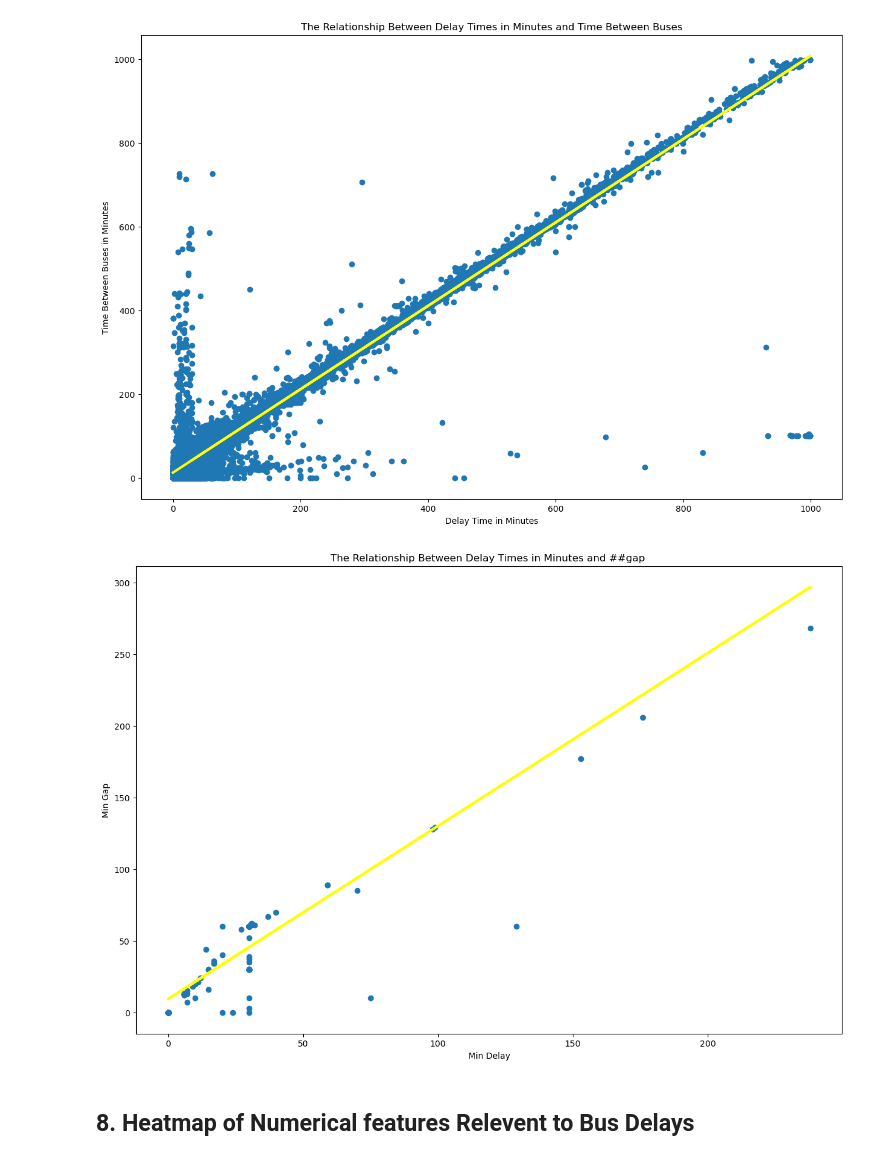
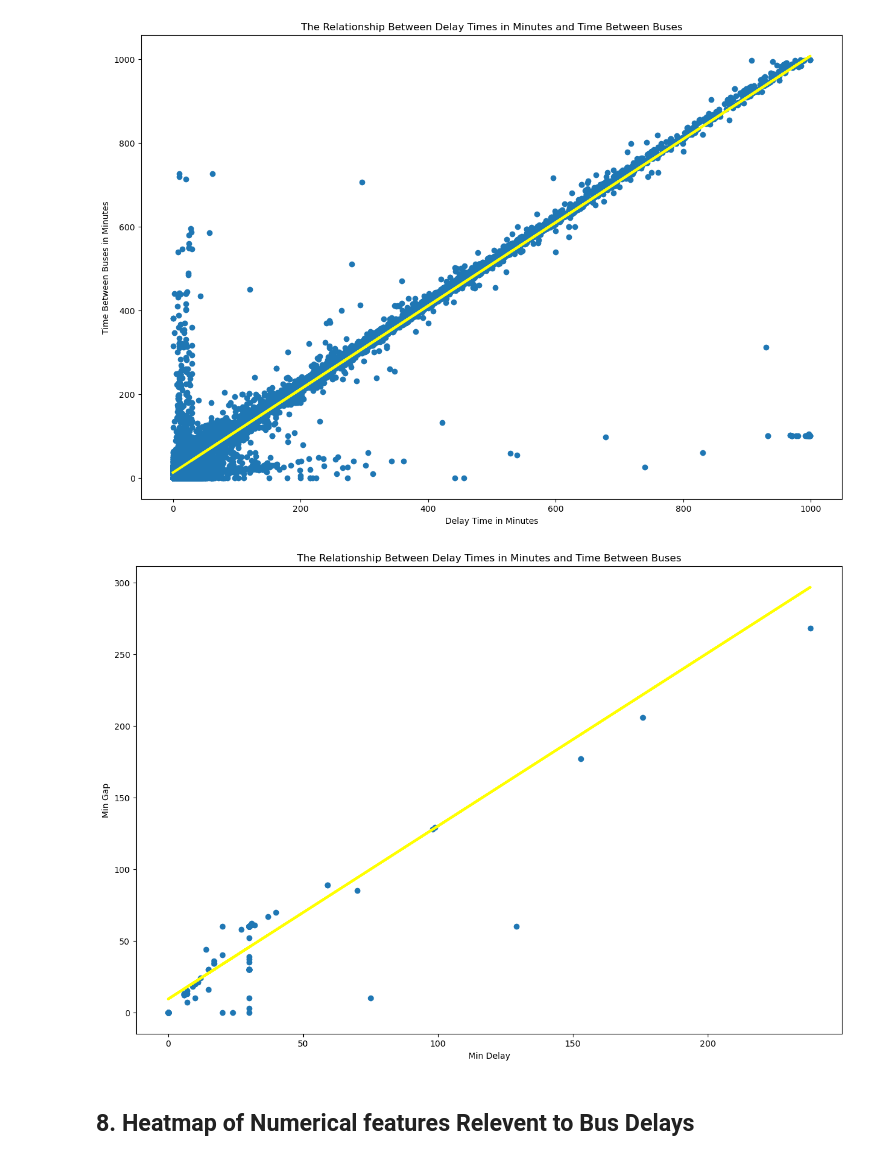
Before and after one commit to RNA6/DS-Project, a Jupyter notebook: Visuallization_with_outliers.ipynb, the cells around one changed output. Saved outputs shown, nothing was run; the diff lists cells and outputs as text; code cells hidden in the pictures.

```diff
--- a/Visuallization_with_outliers.ipynb
+++ b/Visuallization_with_outliers.ipynb
@@ -213,22 +214,22 @@ plt.show()
 # %%
 #Extra graph to prove that it did not come by chance but it is proved for each single route
 plt.figure(figsize= (15, 10))
 
 one_route = delay_dataset.loc[delay_dataset['Route'] == '353']
 
 plt.scatter(one_route['Min Delay'], one_route['Min Gap']);
-plt.title("The Relationship Between Delay Times in Minutes and ##gap ")
+plt.title("The Relationship Between Delay Times in Minutes and Time Between Buses")
 
 plt.xlabel('Min Delay')
 plt.ylabel('Min Gap');
 
 coefficients = np.polyfit(one_route['Min Delay'], one_route['Min Gap'], 1)
 
 trend_line = np.poly1d(coefficients)
 plt.plot(one_route['Min Delay'], trend_line(one_route['Min Delay']), color='yellow', linewidth=3);
 plt.show()
 # %% [output]
-[figure, old version]
+[figure, new version]
 # %% [markdown]
 ## **8. Heatmap of Numerical features Relevent to Bus Delays**
 # %%
```
Also changed, not shown: parts of 5 cells of this notebook, 1 other file.
